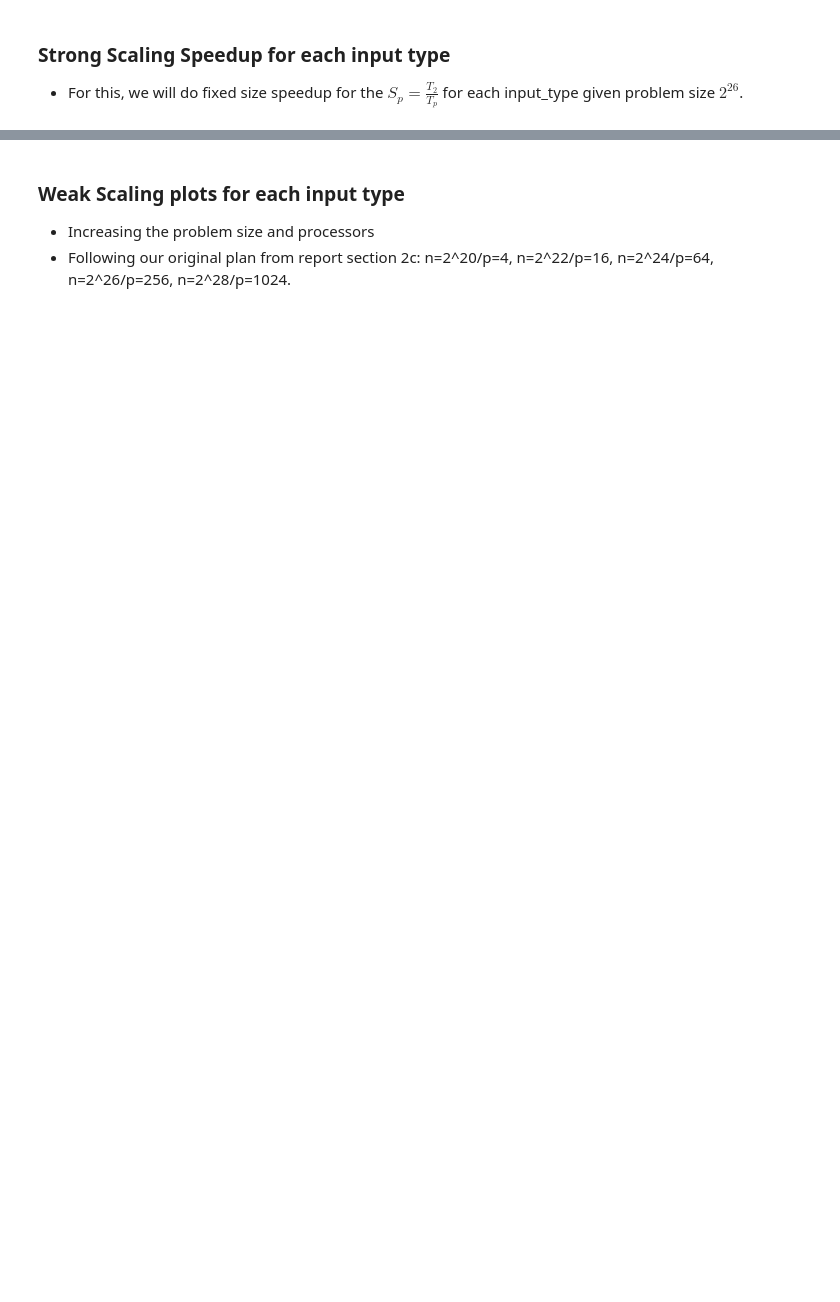
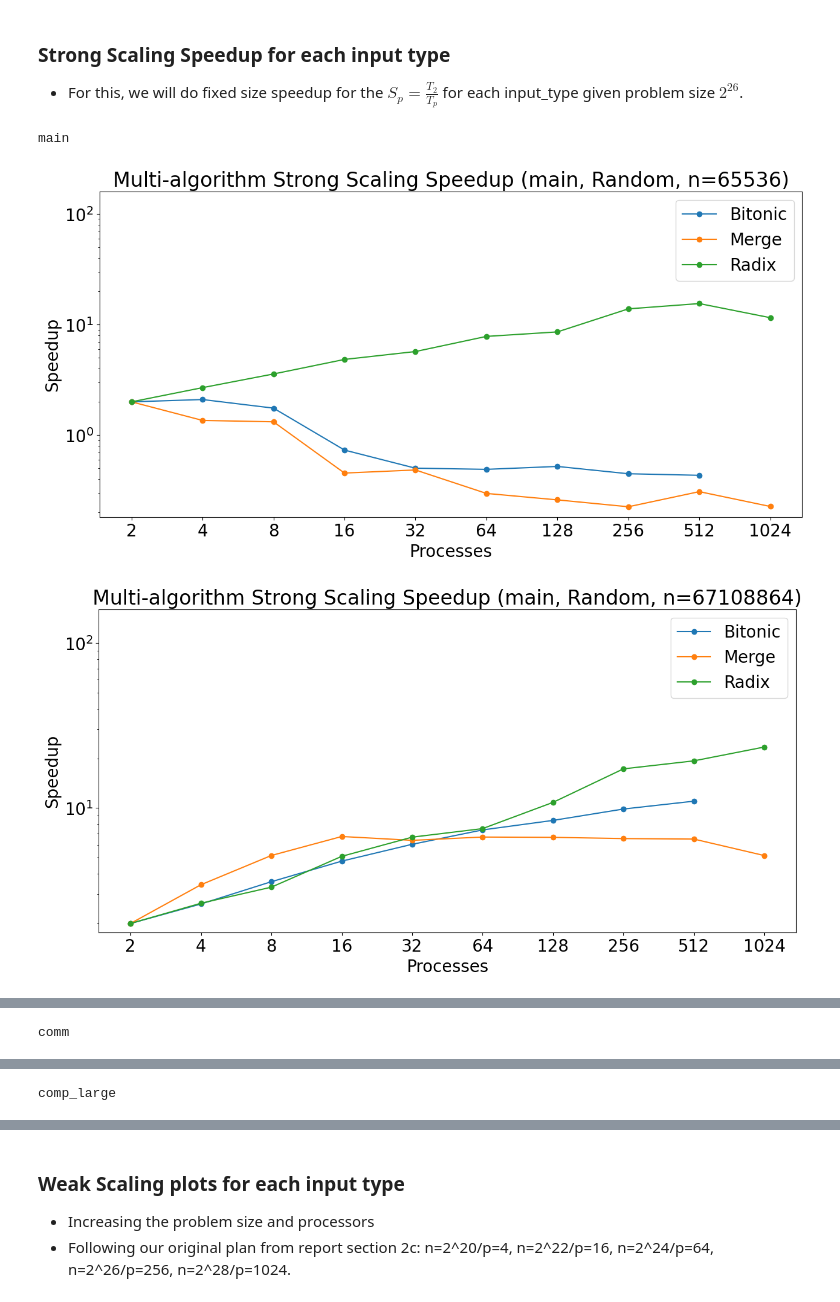
Before and after one commit to JeffreyMitchellTAMU/CSCE435_Project_2024, a Jupyter notebook: multi_alg_ipynb/multi_alg.ipynb, the cells around one changed output, grey strips where cells are left out. Saved outputs shown, nothing was run; the diff lists cells and outputs as text; code cells hidden in the pictures; blank space fills up the shorter version.

```diff
--- a/multi_alg_ipynb/multi_alg.ipynb
+++ b/multi_alg_ipynb/multi_alg.ipynb
@@ -183,7 +193,7 @@ for node in merge_tk['Random'].graph.traverse():
         itype = 'Random'
 
         #for itype in input_type:
-        for n in [2**26, 2**28]:
+        for n in [2**16, 2**26, 2**28]:
             # title will be node.frame['name']_input_size
             title = title_template0.format(node.frame['name'], itype, n)
 
@@ -193,32 +203,35 @@ for node in merge_tk['Random'].graph.traverse():
             for name, tk in [
                 ('Bitonic', bitonic_tk),
                 #('Sample', sample_tk), # TODO: Upload the remaining Sample Sort Caliper files
                 ('Merge', merge_tk),
                 ('Radix', radix_tk),
             ]:
                 if (n == 2**28 and name == 'Radix'):
                     continue
 
                 df = tk[itype].dataframe.loc[node, 'Avg time/rank'] # get average time
                 #df = (df.loc[df.index.get_level_values('input_type') == itype])
                 df = (df.loc[df.index.get_level_values('num_procs') >= 2])
                 #df = (df.loc[df.index.get_level_values('num_procs') < 1024])
 
                 df = (df.loc[df.index.get_level_values('input_size') == n])
 
                 df = df.unstack(level="input_size")
                 #df = df.unstack(level="input_type")
                 twoProcTimes = (df.loc[df.index.get_level_values('num_procs') == 2].values)[0]
 
                 for i in range(0,len(twoProcTimes)):
                     twoProc = twoProcTimes[i]
                     df[n] = (df[n] / (2*twoProc))**-1
 
                 ax.plot(df, marker='o', label=name)
 
             show_mpl_plot(fig, ax, title, "Processes", "Speedup", None,
-                          #ylim=(0, 15200), # Synchronized with other groupmates
-                          ylim=(1/3.5, 160), # Synchronized only with merge sort strong scaling
+                          ylim= (0, 160),
                           #ylim=(2**-3, 2**14),
                           ylog=True,
                          )
+# %% [output]
+main
+[figure, added]
+[figure, added]
@@ -224,0 +239 @@ for node in merge_tk['Random'].graph.traverse():
+comm
@@ -224,0 +243 @@ for node in merge_tk['Random'].graph.traverse():
+comp_large
```
Also changed, not shown: parts of 4 cells of this notebook, 12 other files.
